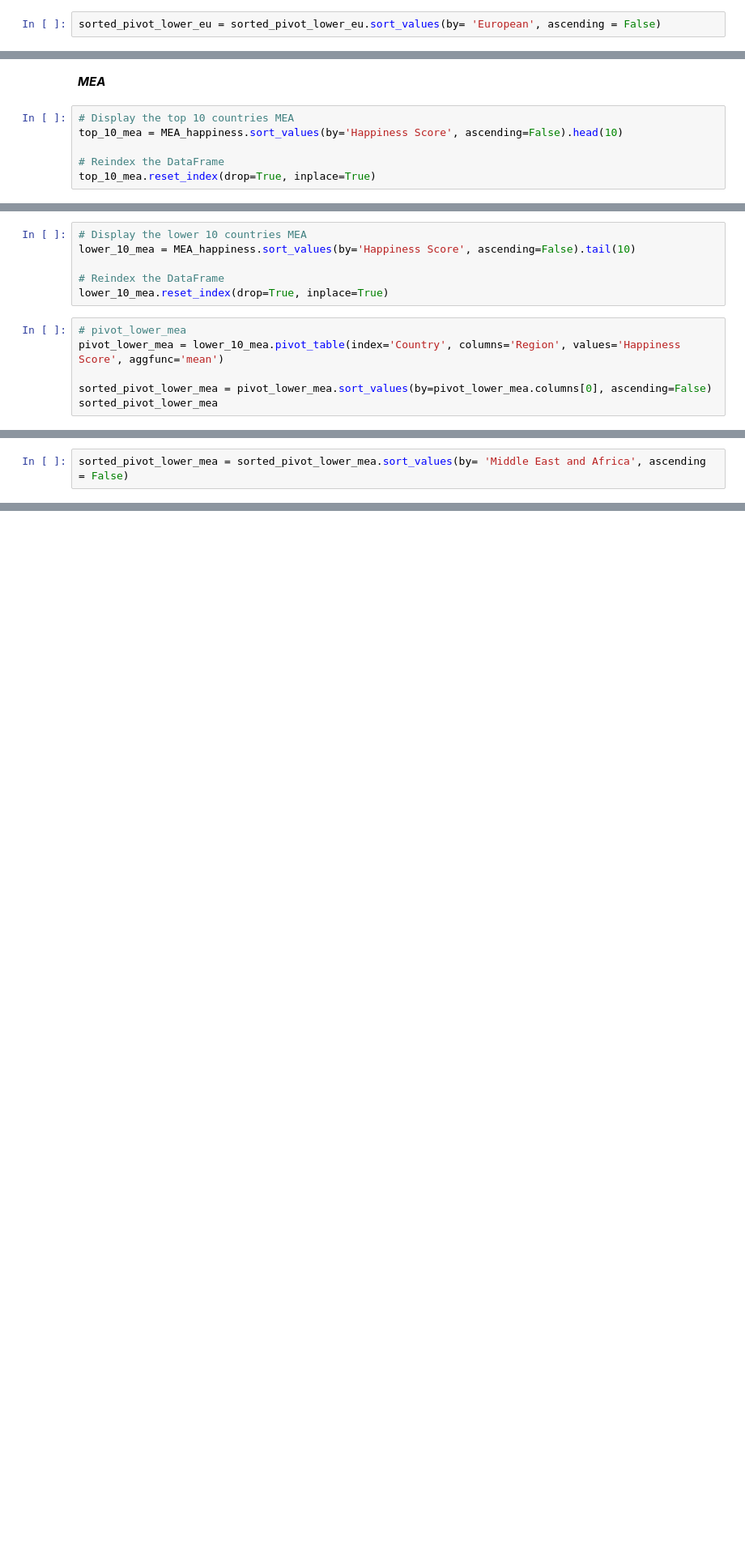
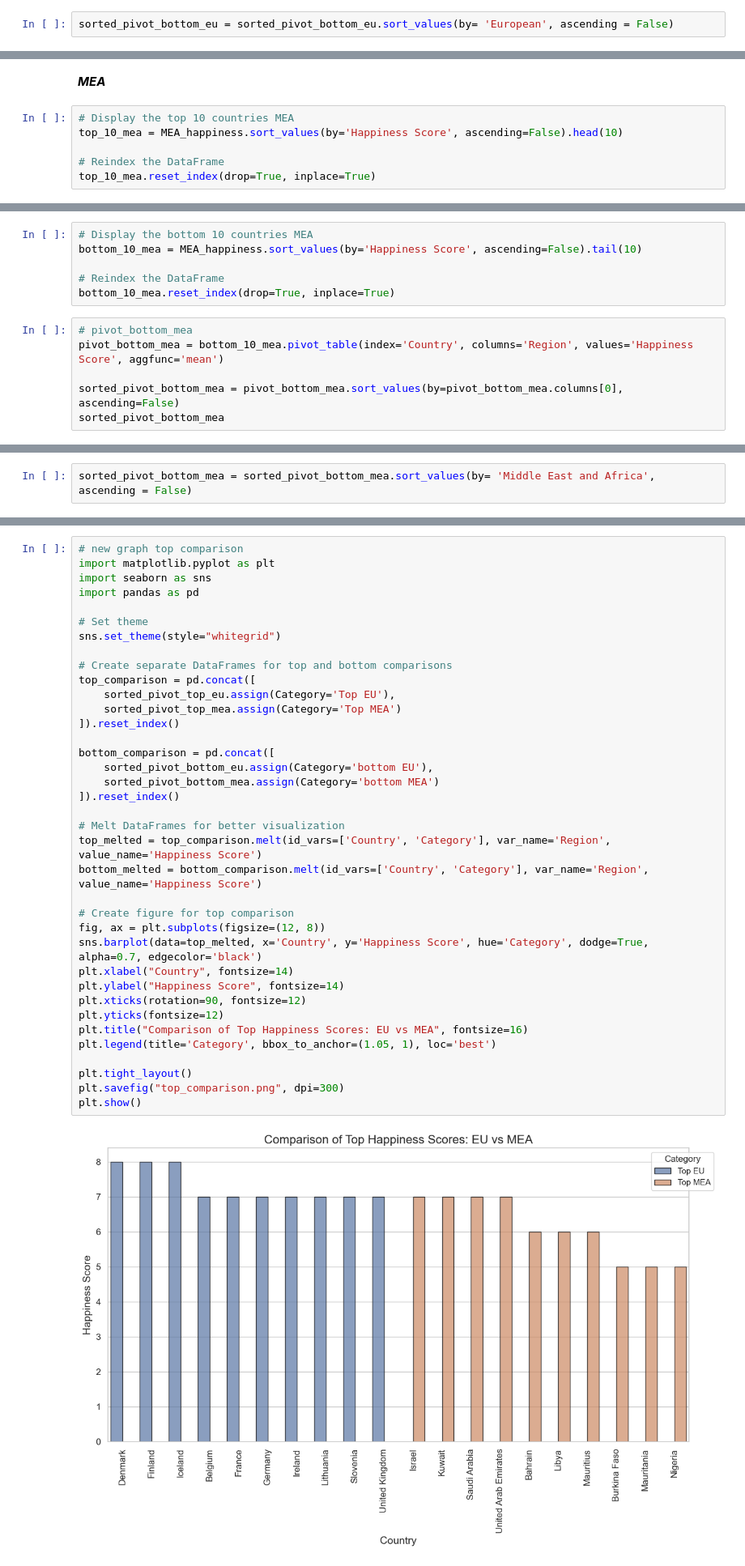
Before and after one commit to TimoLischke/sql-database, a Jupyter notebook: africa_european_happiness.ipynb, the cells around one changed output, grey strips where cells are left out. Shown: that part at 81% size. Cells and saved outputs as stored; diff of their text form; blank space fills up the shorter version.

Commit message:
js_fix graph and final changes

```diff
--- a/africa_european_happiness.ipynb
+++ b/africa_european_happiness.ipynb
@@ -105,5 +90,5 @@ sorted_pivot_lower_eu
 | Bulgaria | 5.0 |
 | North Macedonia | 5.0 |
 # %%
-sorted_pivot_lower_eu = sorted_pivot_lower_eu.sort_values(by= 'European', ascending = False)
+sorted_pivot_bottom_eu = sorted_pivot_bottom_eu.sort_values(by= 'European', ascending = False)
 # %%
@@ -167,15 +122,15 @@ plt.show()
 # %%
-# Display the lower 10 countries MEA
-lower_10_mea = MEA_happiness.sort_values(by='Happiness Score', ascending=False).tail(10)
+# Display the bottom 10 countries MEA
+bottom_10_mea = MEA_happiness.sort_values(by='Happiness Score', ascending=False).tail(10)
 
 # Reindex the DataFrame
-lower_10_mea.reset_index(drop=True, inplace=True)
+bottom_10_mea.reset_index(drop=True, inplace=True)
 # %%
-# pivot_lower_mea
-pivot_lower_mea = lower_10_mea.pivot_table(index='Country', columns='Region', values='Happiness Score', aggfunc='mean')
+# pivot_bottom_mea
+pivot_bottom_mea = bottom_10_mea.pivot_table(index='Country', columns='Region', values='Happiness Score', aggfunc='mean')
 
-sorted_pivot_lower_mea = pivot_lower_mea.sort_values(by=pivot_lower_mea.columns[0], ascending=False)
-sorted_pivot_lower_mea
+sorted_pivot_bottom_mea = pivot_bottom_mea.sort_values(by=pivot_bottom_mea.columns[0], ascending=False)
+sorted_pivot_bottom_mea
 # %% [output]
 | Region | Middle East and Africa |
 | Country |  |
@@ -190,4 +145,4 @@ sorted_pivot_lower_mea
 | Sierra Leone | 3.0 |
 | Zimbabwe | 3.0 |
 # %%
-sorted_pivot_lower_mea = sorted_pivot_lower_mea.sort_values(by= 'Middle East and Africa', ascending = False)
+sorted_pivot_bottom_mea = sorted_pivot_bottom_mea.sort_values(by= 'Middle East and Africa', ascending = False)
@@ -209,0 +173,39 @@ plt.show()
+# %%
+# new graph top comparison
+import matplotlib.pyplot as plt
+import seaborn as sns
+import pandas as pd
+
+# Set theme
+sns.set_theme(style="whitegrid")
+
+# Create separate DataFrames for top and bottom comparisons
+top_comparison = pd.concat([
+    sorted_pivot_top_eu.assign(Category='Top EU'),
+    sorted_pivot_top_mea.assign(Category='Top MEA')
+]).reset_index()
+
+bottom_comparison = pd.concat([
+    sorted_pivot_bottom_eu.assign(Category='bottom EU'),
+    sorted_pivot_bottom_mea.assign(Category='bottom MEA')
+]).reset_index()
+
+# Melt DataFrames for better visualization
+top_melted = top_comparison.melt(id_vars=['Country', 'Category'], var_name='Region', value_name='Happiness Score')
+bottom_melted = bottom_comparison.melt(id_vars=['Country', 'Category'], var_name='Region', value_name='Happiness Score')
+
+# Create figure for top comparison
+fig, ax = plt.subplots(figsize=(12, 8))
+sns.barplot(data=top_melted, x='Country', y='Happiness Score', hue='Category', dodge=True, alpha=0.7, edgecolor='black')
+plt.xlabel("Country", fontsize=14)
+plt.ylabel("Happiness Score", fontsize=14)
+plt.xticks(rotation=90, fontsize=12)
+plt.yticks(fontsize=12)
+plt.title("Comparison of Top Happiness Scores: EU vs MEA", fontsize=16)
+plt.legend(title='Category', bbox_to_anchor=(1.05, 1), loc='best')
+
+plt.tight_layout()
+plt.savefig("top_comparison.png", dpi=300)
+plt.show()
+# %% [output]
+[figure, added]
```
Also changed, not shown: parts of 13 cells of this notebook, 25 other files.
